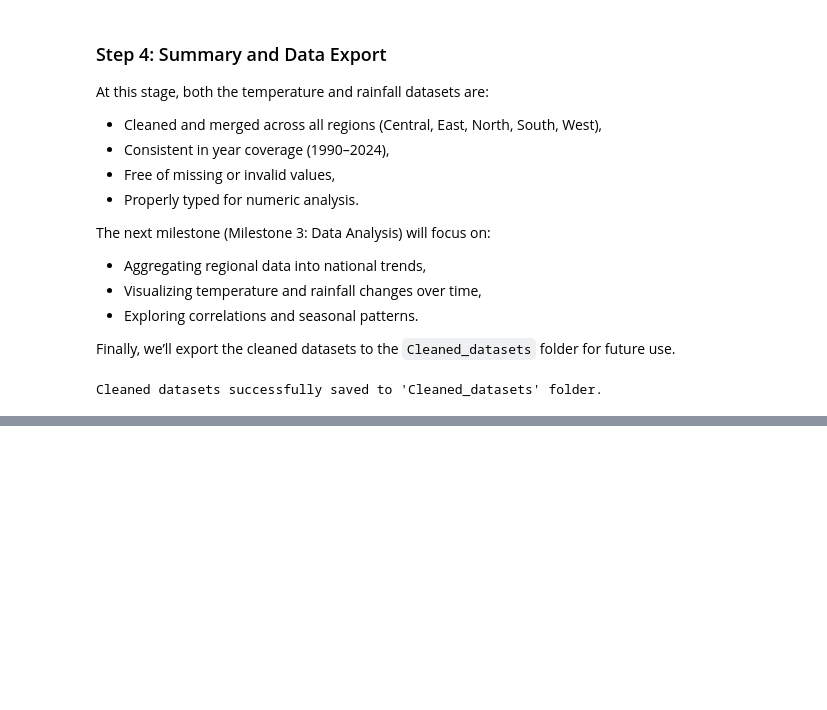
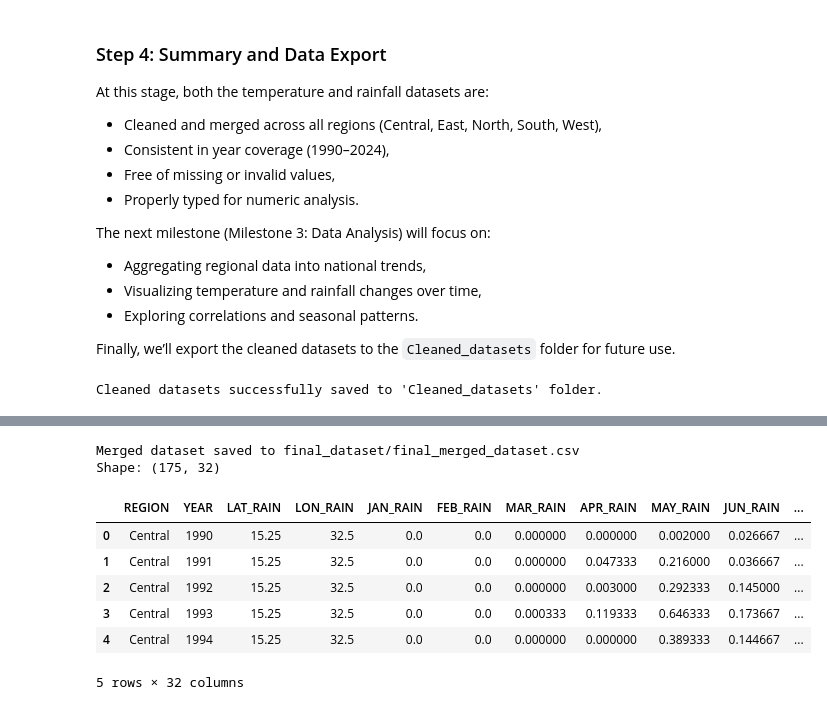
Before and after one commit to Mohamedmxz/MIT-ELO2-, a Jupyter notebook: 2_data_preparation/data_cleaning.ipynb, the cells around one changed output, grey strips where cells are left out. Cells and saved outputs as stored; diff of their text form; code cells hidden in the pictures; blank space fills up the shorter version.

Commit message:
draft of the final dataset

```diff
--- a/2_data_preparation/data_cleaning.ipynb
+++ b/2_data_preparation/data_cleaning.ipynb
@@ -442,0 +453,34 @@ Cleaned datasets successfully saved to 'Cleaned_datasets' folder.
+# %%
+# Load both datasets
+rain = pd.read_csv("../1_datasets/Cleaned_datasets/cleaned_rainfall.csv")
+temp = pd.read_csv("../1_datasets/Cleaned_datasets/cleaned_temperature.csv")
+final_folder = "../1_datasets/Final_dataset"
+
+# 1. Group by REGION and YEAR, taking the mean of numeric columns
+rain_region_year = rain.groupby(['REGION', 'YEAR']).mean(numeric_only=True).reset_index()
+temp_region_year = temp.groupby(['REGION', 'YEAR']).mean(numeric_only=True).reset_index()
+
+# 2. Merge both datasets on REGION and YEAR
+merged = pd.merge(
+    rain_region_year,
+    temp_region_year,
+    on=['REGION', 'YEAR'],
+    suffixes=('_RAIN', '_TEMP')
+)
+# 3. Save the merged dataset
+merged.to_csv(os.path.join(final_folder, "final_merged_data.csv"), index=False)
+
+# 4. Print confirmation
+print("Merged dataset saved to final_dataset/final_merged_dataset.csv")
+print(f"Shape: {merged.shape}")
+merged.head()
+# %% [output]
+Merged dataset saved to final_dataset/final_merged_dataset.csv
+Shape: (175, 32)
+|  | REGION | YEAR | LAT_RAIN | LON_RAIN | JAN_RAIN | FEB_RAIN | MAR_RAIN | APR_RAIN | MAY_RAIN | JUN_RAIN | ... |
+| 0 | Central | 1990 | 15.25 | 32.5 | 0.0 | 0.0 | 0.000000 | 0.000000 | 0.002000 | 0.026667 | ... |
+| 1 | Central | 1991 | 15.25 | 32.5 | 0.0 | 0.0 | 0.000000 | 0.047333 | 0.216000 | 0.036667 | ... |
+| 2 | Central | 1992 | 15.25 | 32.5 | 0.0 | 0.0 | 0.000000 | 0.003000 | 0.292333 | 0.145000 | ... |
+| 3 | Central | 1993 | 15.25 | 32.5 | 0.0 | 0.0 | 0.000333 | 0.119333 | 0.646333 | 0.173667 | ... |
+| 4 | Central | 1994 | 15.25 | 32.5 | 0.0 | 0.0 | 0.000000 | 0.000000 | 0.389333 | 0.144667 | ... |
+5 rows × 32 columns
```
Also changed, not shown: parts of 3 cells of this notebook, 3 other files.
